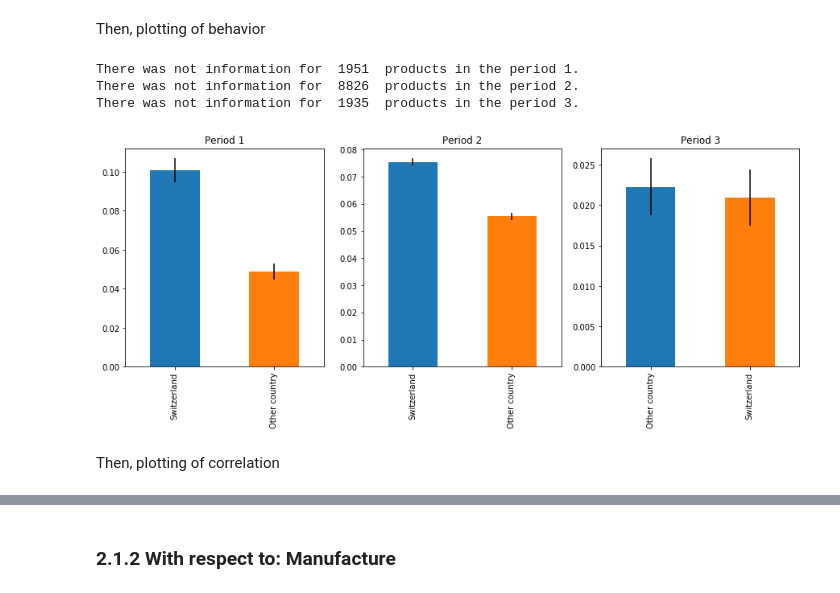
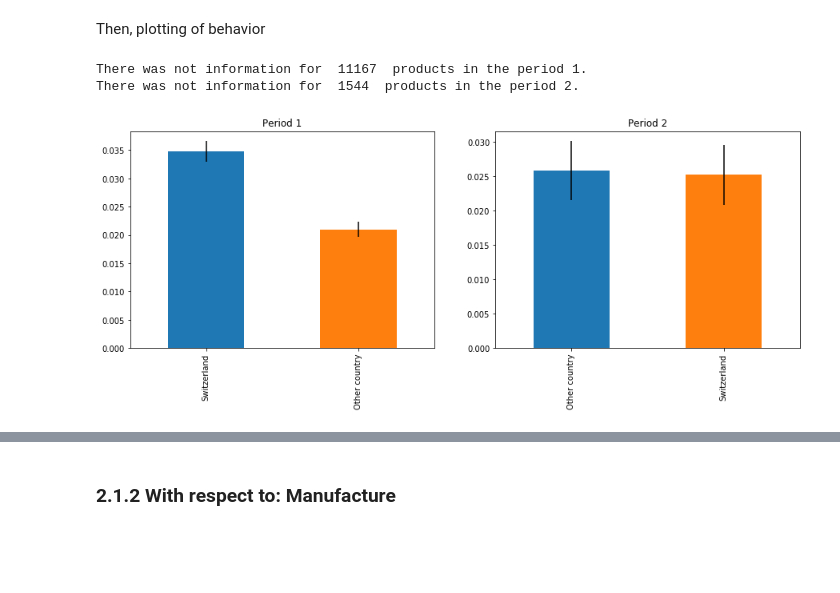
Before and after one commit to MrymZakani/ADA, a Jupyter notebook: LocalConsOverTime.ipynb, the cells around one changed output, grey strips where cells are left out. Drawn from its saved outputs; the diff is of its cells as text; code cells hidden in the pictures; blank space fills up the shorter version.

Commit message:
Correction 3periods to 2

```diff
--- a/LocalConsOverTime.ipynb
+++ b/LocalConsOverTime.ipynb
@@ -116,15 +114,9 @@ Number of observations:  2034
 # %% [markdown]
 First, bootstrapping for include confidence intervals to results
 # %%
-#Define vectores to store results
-pearson_100ite = np.zeros (100)
-pearsonNoNan_100ite = np.zeros (100)
 #before
 propSB_100ite = np.zeros (100)
 propOCB_100ite = np.zeros (100)
-#during
-propSD_100ite = np.zeros (100)
-propOCD_100ite = np.zeros (100)
 #after
 propSA_100ite = np.zeros (100)
 propOCA_100ite = np.zeros (100)
@@ -132,12 +124,8 @@ propOCA_100ite = np.zeros (100)
 for iteration in range(0,100):
     #before
     temp_bef = foodSwitzerlandBef["originsCat"].sample(n=len(foodSwitzerlandBef), replace=True)
-    propSB_100ite[iteration] = sum(temp_bef=="Switzerland")/len(foodSwitzerlandBef)
+    propSB_100ite[iteration] = (sum(temp_bef=="Switzerland")/len(foodSwitzerlandBef))
     propOCB_100ite[iteration] = sum(temp_bef=="Other country")/len(foodSwitzerlandBef)
-    #during
-    temp_dur = foodSwitzerlandDur["originsCat"].sample(n=len(foodSwitzerlandDur), replace=True)
-    propSD_100ite[iteration] = sum(temp_dur=="Switzerland")/len(foodSwitzerlandDur)
-    propOCD_100ite[iteration] = sum(temp_dur=="Other country")/len(foodSwitzerlandDur)
     #after
     temp_aft = foodSwitzerlandAft["originsCat"].sample(n=len(foodSwitzerlandAft), replace=True)
     propSA_100ite[iteration] = sum(temp_aft=="Switzerland")/len(foodSwitzerlandAft)
@@ -145,21 +133,11 @@ for iteration in range(0,100):
 
     #Relation of time evolution and difference of products in each categories
     difpropB = propSB_100ite[iteration]-propOCB_100ite[iteration]
-    difpropD = propSB_100ite[iteration]-propOCD_100ite[iteration]
     difpropA = propSB_100ite[iteration]-propOCA_100ite[iteration]
-    pearson_100ite[iteration] = np.corrcoef([difpropB,difpropD,difpropA],[1,2,3])[0][1]
-    ##scale so Nan effect is not a problem
-    minB = min(propSB_100ite[iteration],propOCB_100ite[iteration])
-    minD = min(propSD_100ite[iteration],propOCD_100ite[iteration])
-    minA = min(propSA_100ite[iteration],propOCA_100ite[iteration])
-    pearsonNoNan_100ite[iteration] = np.corrcoef([difpropB/minB,difpropD/minD,difpropA/minA],[1,2,3])[0][1]
 
 #Calculating standard deviation of count of each category
-SBstd = propSB_100ite.std()
-OCBstd = propOCB_100ite.std()
-#Calculating standard deviation of count of each category
-SDstd = propSD_100ite.std()
-OCDstd = propOCD_100ite.std()
+SBstd = np.std(propSB_100ite)
+OCBstd = np.std(propOCB_100ite)
 #Calculating standard deviation of count of each category
 SAstd = propSA_100ite.std()
 OCAstd = propOCA_100ite.std()
@@ -168,28 +146,17 @@ Then, plotting of behavior
 # %%
 #Report information of NAN cases
 fig, axes = plt.subplots(nrows=1, ncols=3, figsize=(15,5))
 print("There was not information for ",len(foodSwitzerlandBef["originsCat"])-sum(foodSwitzerlandBef["originsCat"]=="Switzerland")-sum(foodSwitzerlandBef["originsCat"]=="Other country")," products in the period 1.")
-print("There was not information for ",len(foodSwitzerlandDur["originsCat"])-sum(foodSwitzerlandDur["originsCat"]=="Switzerland")-sum(foodSwitzerlandDur["originsCat"]=="Other country")," products in the period 2.")
-print("There was not information for ",len(foodSwitzerlandAft["originsCat"])-sum(foodSwitzerlandAft["originsCat"]=="Switzerland")-sum(foodSwitzerlandAft["originsCat"]=="Other country")," products in the period 3.")
+print("There was not information for ",len(foodSwitzerlandAft["originsCat"])-sum(foodSwitzerlandAft["originsCat"]=="Switzerland")-sum(foodSwitzerlandAft["originsCat"]=="Other country")," products in the period 2.")
 
 #Plot origin of primary resources by periods
-plt.subplot(1,3,1)
-
-xB = [foodSwitzerlandBef["originsCat"].value_counts()[0], foodSwitzerlandBef["originsCat"].value_counts()[1]]
-xD = [foodSwitzerlandDur["originsCat"].value_counts()[0], foodSwitzerlandDur["originsCat"].value_counts()[1]]
-xA = [foodSwitzerlandAft["originsCat"].value_counts()[1], foodSwitzerlandAft["originsCat"].value_counts()[0]]
-
+plt.subplot(1,2,1)
 (foodSwitzerlandBef["originsCat"].value_counts()/len(foodSwitzerlandBef["originsCat"])).plot(kind='bar', yerr = [SBstd,OCBstd],title='Period 1')
-plt.subplot(1,3,2)
-(foodSwitzerlandDur["originsCat"].value_counts()/len(foodSwitzerlandBef["originsCat"])).plot(kind='bar', yerr = [SDstd,OCDstd],title='Period 2')
-plt.subplot(1,3,3)
-(foodSwitzerlandAft["originsCat"].value_counts()/len(foodSwitzerlandBef["originsCat"])).plot(kind='bar', yerr = [SAstd,OCAstd],title='Period 3')
+plt.subplot(1,2,2)
+(foodSwitzerlandAft["originsCat"].value_counts()/len(foodSwitzerlandAft["originsCat"])).plot(kind='bar', yerr = [SAstd,OCAstd],title='Period 2')
 
 plt.show()
 # %% [output]
-There was not information for  1951  products in the period 1.
-There was not information for  8826  products in the period 2.
-There was not information for  1935  products in the period 3.
+There was not information for  11167  products in the period 1.
+There was not information for  1544  products in the period 2.
-[figure, old version]
+[figure, new version]
-# %% [markdown]
-Then, plotting of correlation
```
Also changed, not shown: parts of 17 cells of this notebook.
